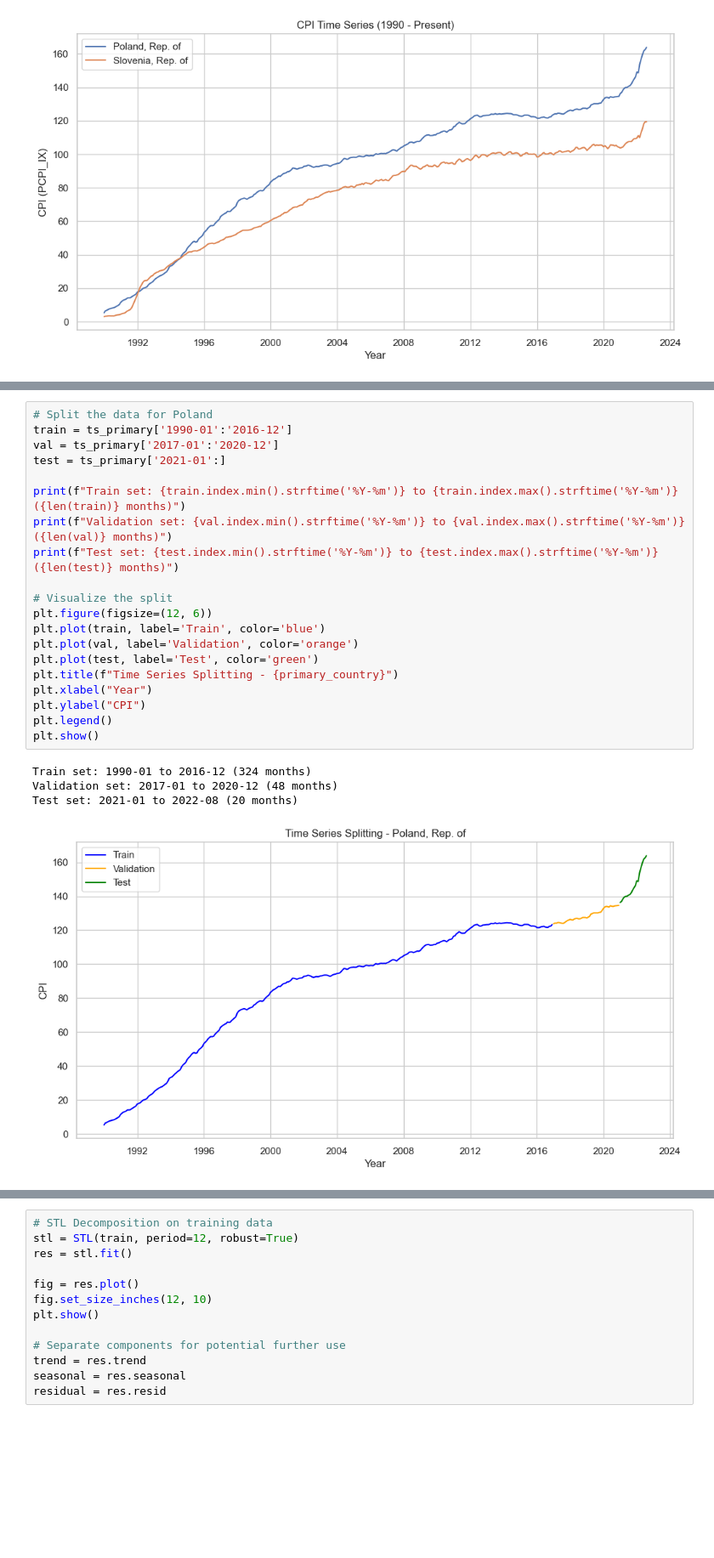
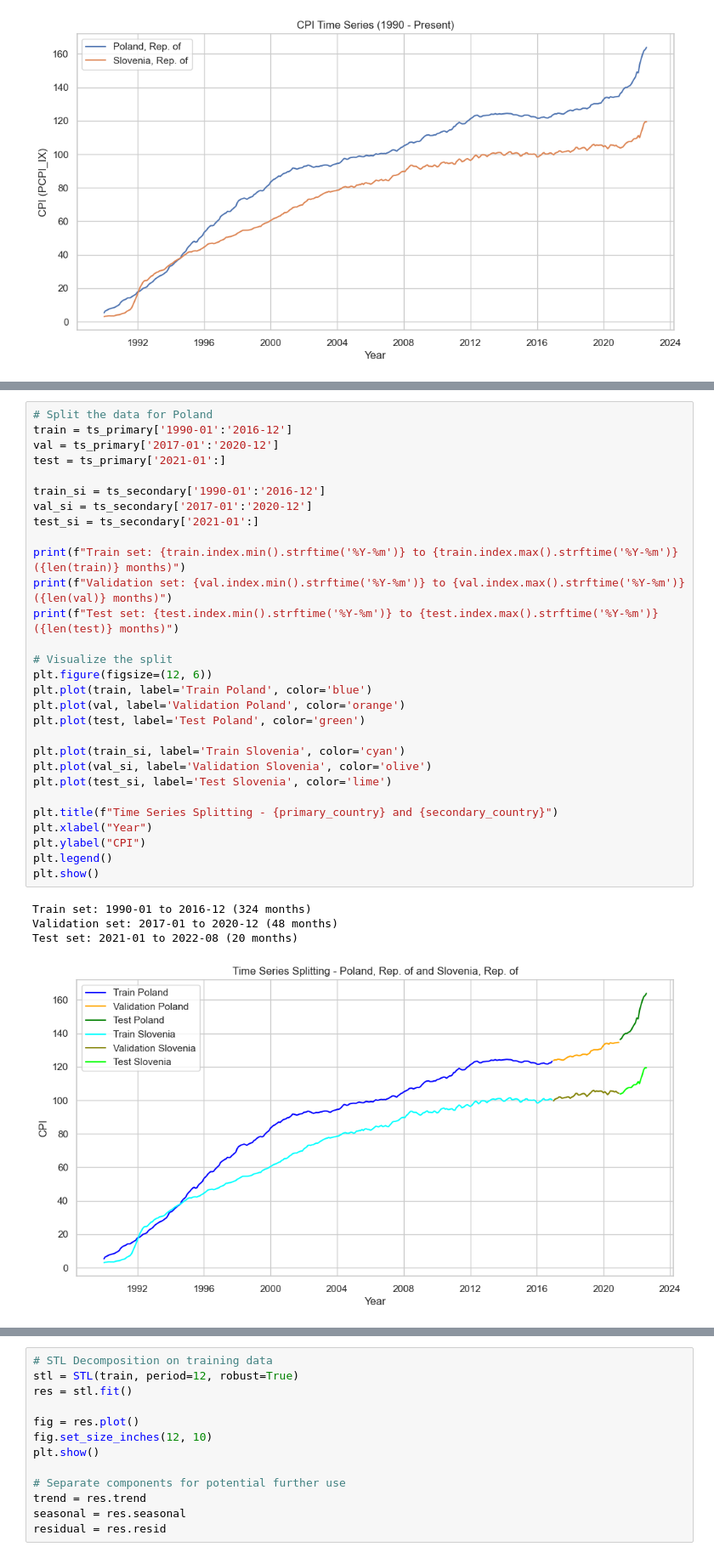
Before and after one commit to Pedr0S22/price-tagging-cpi, a Jupyter notebook: cpi-tagging.ipynb, the cells around one changed output, grey strips where cells are left out. Shown at 85% size. Drawn from its saved outputs; the diff is of its cells as text; blank space fills up the shorter version.

```diff
--- a/cpi-tagging.ipynb
+++ b/cpi-tagging.ipynb
@@ -103,26 +108,35 @@ This follows standard chronological splitting practices as documented in the [Pa
 # %%
 # Split the data for Poland
 train = ts_primary['1990-01':'2016-12']
 val = ts_primary['2017-01':'2020-12']
 test = ts_primary['2021-01':]
+
+train_si = ts_secondary['1990-01':'2016-12']
+val_si = ts_secondary['2017-01':'2020-12']
+test_si = ts_secondary['2021-01':]
 
 print(f"Train set: {train.index.min().strftime('%Y-%m')} to {train.index.max().strftime('%Y-%m')} ({len(train)} months)")
 print(f"Validation set: {val.index.min().strftime('%Y-%m')} to {val.index.max().strftime('%Y-%m')} ({len(val)} months)")
 print(f"Test set: {test.index.min().strftime('%Y-%m')} to {test.index.max().strftime('%Y-%m')} ({len(test)} months)")
 
 # Visualize the split
 plt.figure(figsize=(12, 6))
-plt.plot(train, label='Train', color='blue')
-plt.plot(val, label='Validation', color='orange')
-plt.plot(test, label='Test', color='green')
-plt.title(f"Time Series Splitting - {primary_country}")
+plt.plot(train, label='Train Poland', color='blue')
+plt.plot(val, label='Validation Poland', color='orange')
+plt.plot(test, label='Test Poland', color='green')
+
+plt.plot(train_si, label='Train Slovenia', color='cyan')
+plt.plot(val_si, label='Validation Slovenia', color='olive')
+plt.plot(test_si, label='Test Slovenia', color='lime')
+
+plt.title(f"Time Series Splitting - {primary_country} and {secondary_country}")
 plt.xlabel("Year")
 plt.ylabel("CPI")
 plt.legend()
 plt.show()
 # %% [output]
 Train set: 1990-01 to 2016-12 (324 months)
 Validation set: 2017-01 to 2020-12 (48 months)
 Test set: 2021-01 to 2022-08 (20 months)
-[figure, old version]
+[figure, new version]
 # %% [markdown]
```
Also changed, not shown: parts of 41 cells of this notebook.
